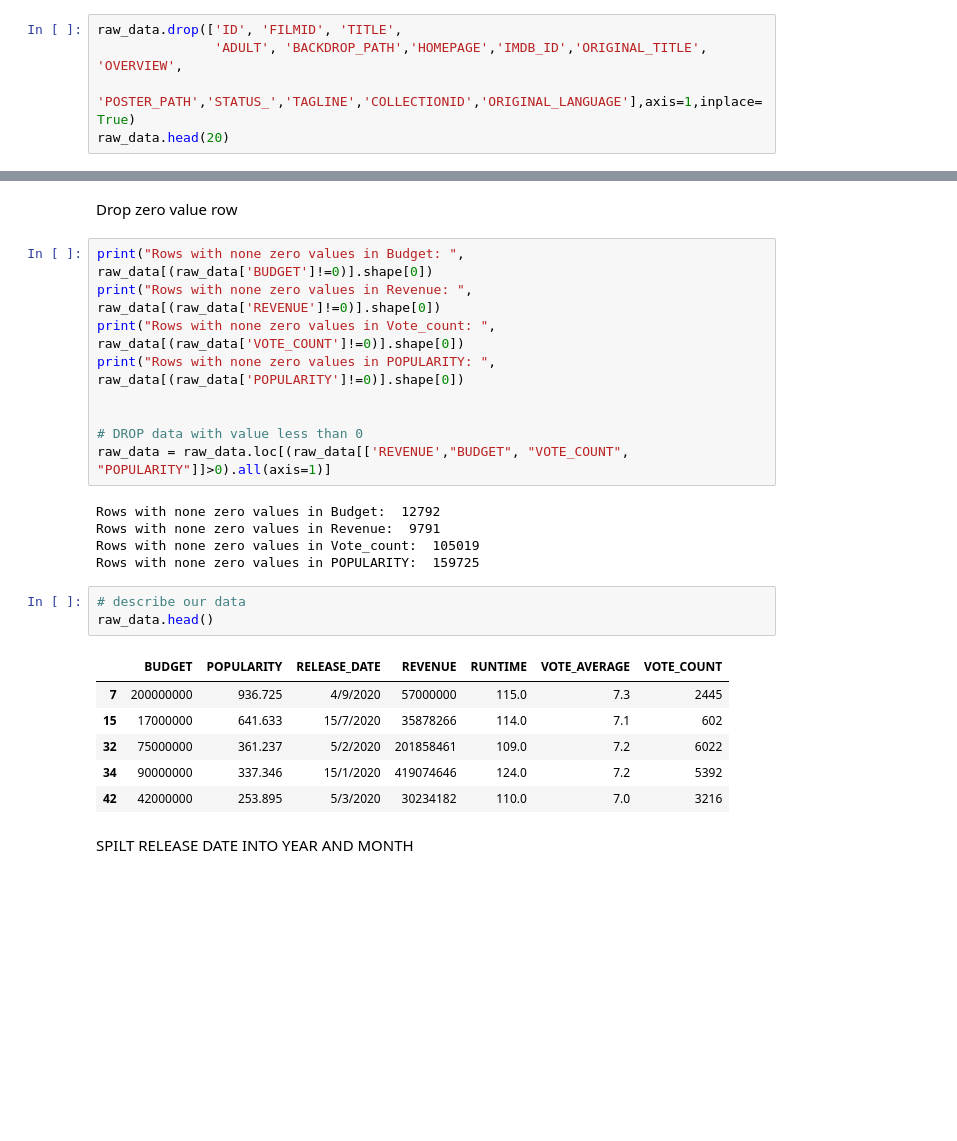
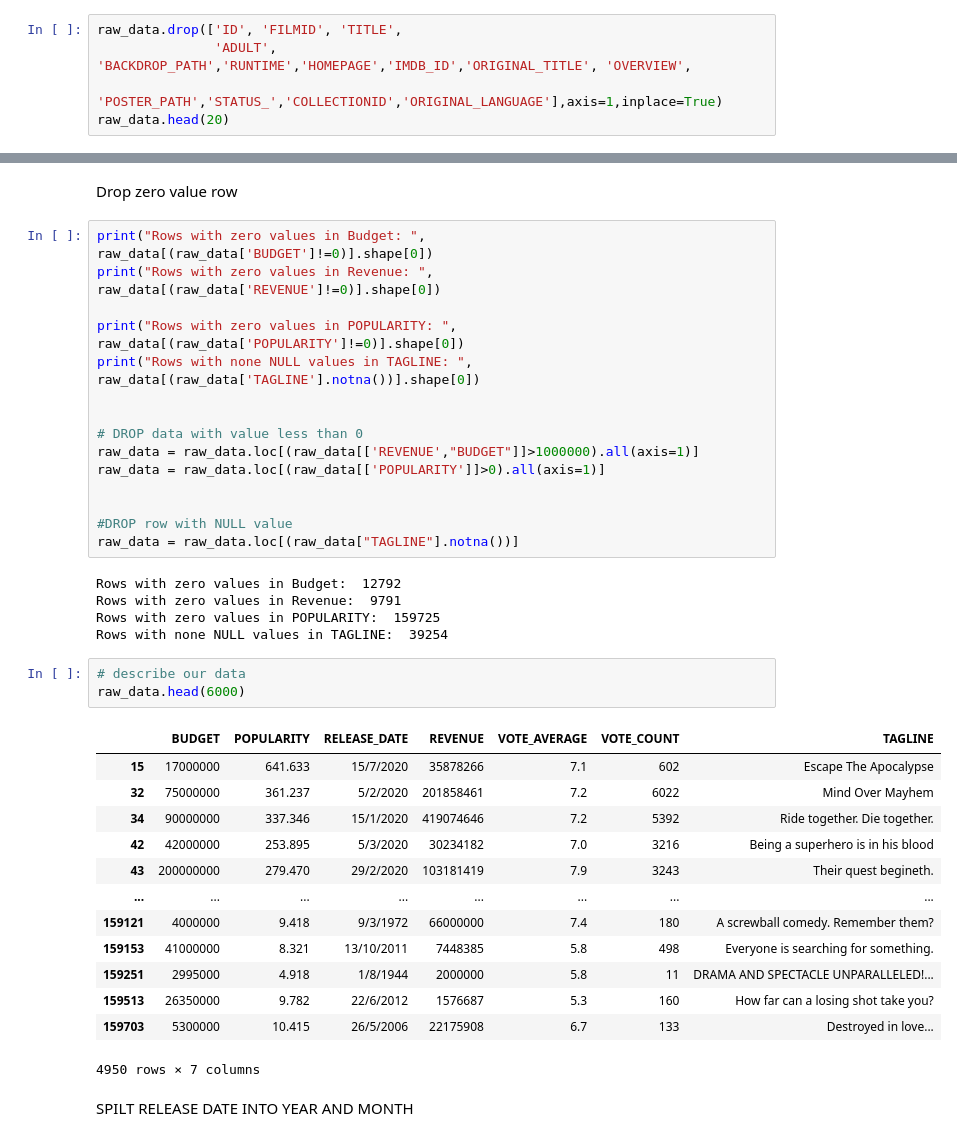
Before and after one commit to EZQQQQ/Movie-Analysis, a Jupyter notebook: data cleaning.ipynb, the cells around one changed output, grey strips where cells are left out. Cells and saved outputs as stored; diff of their text form; blank space fills up the shorter version.

```diff
--- a/data cleaning.ipynb
+++ b/data cleaning.ipynb
@@ -71,7 +71,7 @@ raw_data.describe()
 Drop unused columns in the analysis
 # %%
 raw_data.drop(['ID', 'FILMID', 'TITLE',
-               'ADULT', 'BACKDROP_PATH','HOMEPAGE','IMDB_ID','ORIGINAL_TITLE', 'OVERVIEW',
-               'POSTER_PATH','STATUS_','TAGLINE','COLLECTIONID','ORIGINAL_LANGUAGE'],axis=1,inplace=True)
+               'ADULT', 'BACKDROP_PATH','RUNTIME','HOMEPAGE','IMDB_ID','ORIGINAL_TITLE', 'OVERVIEW',
+               'POSTER_PATH','STATUS_','COLLECTIONID','ORIGINAL_LANGUAGE'],axis=1,inplace=True)
 raw_data.head(20)
 # %% [output]
@@ -95,29 +95,42 @@ raw_data.head(20)
 # %% [markdown]
 Drop zero value row
 # %%
-print("Rows with none zero values in Budget: ", raw_data[(raw_data['BUDGET']!=0)].shape[0])
-print("Rows with none zero values in Revenue: ", raw_data[(raw_data['REVENUE']!=0)].shape[0])
-print("Rows with none zero values in Vote_count: ", raw_data[(raw_data['VOTE_COUNT']!=0)].shape[0])
-print("Rows with none zero values in POPULARITY: ", raw_data[(raw_data['POPULARITY']!=0)].shape[0])
+print("Rows with zero values in Budget: ", raw_data[(raw_data['BUDGET']!=0)].shape[0])
+print("Rows with zero values in Revenue: ", raw_data[(raw_data['REVENUE']!=0)].shape[0])
+
+print("Rows with zero values in POPULARITY: ", raw_data[(raw_data['POPULARITY']!=0)].shape[0])
+print("Rows with none NULL values in TAGLINE: ", raw_data[(raw_data['TAGLINE'].notna())].shape[0])
 
 
 # DROP data with value less than 0
-raw_data = raw_data.loc[(raw_data[['REVENUE',"BUDGET", "VOTE_COUNT", "POPULARITY"]]>0).all(axis=1)]
+raw_data = raw_data.loc[(raw_data[['REVENUE',"BUDGET"]]>1000000).all(axis=1)]
+raw_data = raw_data.loc[(raw_data[['POPULARITY']]>0).all(axis=1)]
+
+
+#DROP row with NULL value
+raw_data = raw_data.loc[(raw_data["TAGLINE"].notna())]
 # %% [output]
-Rows with none zero values in Budget:  12792
-Rows with none zero values in Revenue:  9791
-Rows with none zero values in Vote_count:  105019
-Rows with none zero values in POPULARITY:  159725
+Rows with zero values in Budget:  12792
+Rows with zero values in Revenue:  9791
+Rows with zero values in POPULARITY:  159725
+Rows with none NULL values in TAGLINE:  39254
 # %%
 # describe our data
-raw_data.head()
+raw_data.head(6000)
 # %% [output]
-|  | BUDGET | POPULARITY | RELEASE_DATE | REVENUE | RUNTIME | VOTE_AVERAGE | VOTE_COUNT |
-| 7 | 200000000 | 936.725 | 4/9/2020 | 57000000 | 115.0 | 7.3 | 2445 |
-| 15 | 17000000 | 641.633 | 15/7/2020 | 35878266 | 114.0 | 7.1 | 602 |
-| 32 | 75000000 | 361.237 | 5/2/2020 | 201858461 | 109.0 | 7.2 | 6022 |
-| 34 | 90000000 | 337.346 | 15/1/2020 | 419074646 | 124.0 | 7.2 | 5392 |
-| 42 | 42000000 | 253.895 | 5/3/2020 | 30234182 | 110.0 | 7.0 | 3216 |
+|  | BUDGET | POPULARITY | RELEASE_DATE | REVENUE | VOTE_AVERAGE | VOTE_COUNT | TAGLINE |
+| 15 | 17000000 | 641.633 | 15/7/2020 | 35878266 | 7.1 | 602 | Escape The Apocalypse |
+| 32 | 75000000 | 361.237 | 5/2/2020 | 201858461 | 7.2 | 6022 | Mind Over Mayhem |
+| 34 | 90000000 | 337.346 | 15/1/2020 | 419074646 | 7.2 | 5392 | Ride together. Die together. |
+| 42 | 42000000 | 253.895 | 5/3/2020 | 30234182 | 7.0 | 3216 | Being a superhero is in his blood |
+| 43 | 200000000 | 279.470 | 29/2/2020 | 103181419 | 7.9 | 3243 | Their quest begineth. |
+| ... | ... | ... | ... | ... | ... | ... | ... |
+| 159121 | 4000000 | 9.418 | 9/3/1972 | 66000000 | 7.4 | 180 | A screwball comedy. Remember them? |
+| 159153 | 41000000 | 8.321 | 13/10/2011 | 7448385 | 5.8 | 498 | Everyone is searching for something. |
+| 159251 | 2995000 | 4.918 | 1/8/1944 | 2000000 | 5.8 | 11 | DRAMA AND SPECTACLE UNPARALLELED!... |
+| 159513 | 26350000 | 9.782 | 22/6/2012 | 1576687 | 5.3 | 160 | How far can a losing shot take you? |
+| 159703 | 5300000 | 10.415 | 26/5/2006 | 22175908 | 6.7 | 133 | Destroyed in love... |
+4950 rows × 7 columns
 # %% [markdown]
 SPILT RELEASE DATE INTO YEAR AND MONTH
 # %%
```
Also changed, not shown: parts of 10 cells of this notebook, 1 other file.
